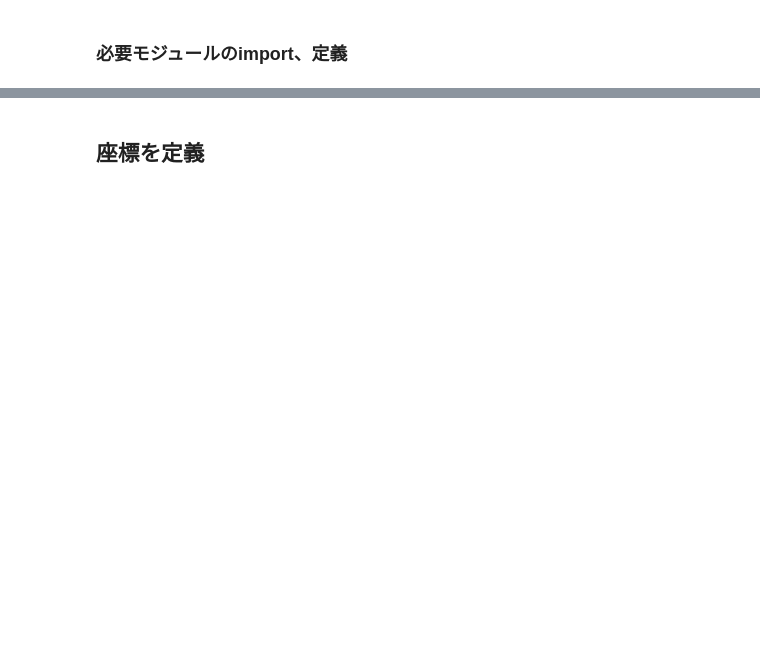
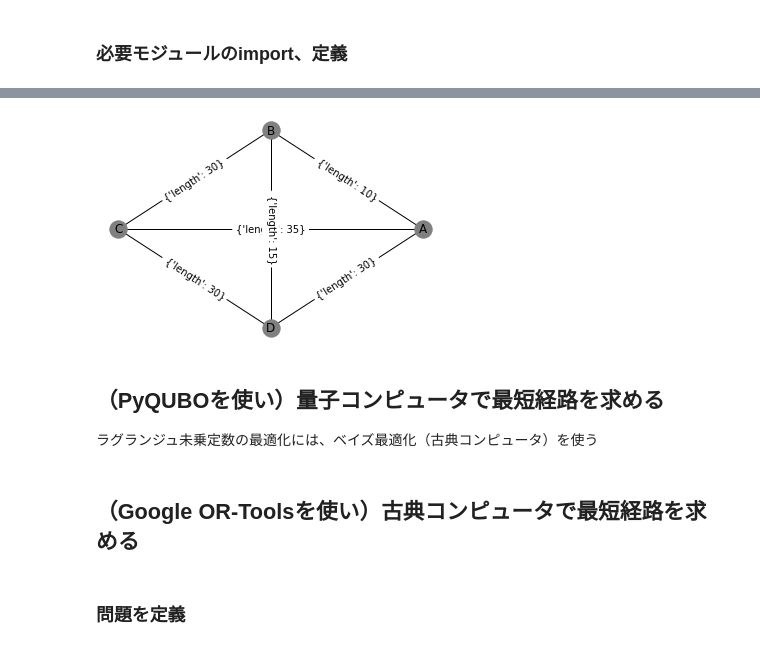
Before and after one commit to Itsuki-Hamano123/optimizer_prac, a Jupyter notebook: tsp/verification_quantum_and_googleor.ipynb, the cells around one changed output, grey strips where cells are left out. Saved outputs shown, nothing was run; the diff lists cells and outputs as text; code cells hidden in the pictures; blank space fills up the shorter version.

```diff
--- a/tsp/verification_quantum_and_googleor.ipynb
+++ b/tsp/verification_quantum_and_googleor.ipynb
@@ -150,2 +140,25 @@ def explain(item, shows_private=False, shows_method=False):
+# %%
+G = nx.Graph()
+
+nodes = ['A','B','C','D']
+G.add_nodes_from(nodes)
+
+weight = 'length'
+edges = [('A','B',10),('A','C',35),('A','D',30),
+         ('B','C',30),('B','D',15),('C','D',30)]
+G.add_weighted_edges_from(edges, weight=weight)
+
+# グラフ描画
+pos = nx.shell_layout(G)
+nx.draw_networkx_edge_labels(G, pos)
+nx.draw(G, pos, node_color='grey', with_labels=True)
+plt.show()
+# %% [output]
+[figure, added]
+# %% [markdown]
+## （PyQUBOを使い）量子コンピュータで最短経路を求める
+ラグランジュ未乗定数の最適化には、ベイズ最適化（古典コンピュータ）を使う
+# %% [markdown]
+## （Google OR-Toolsを使い）古典コンピュータで最短経路を求める
 # %% [markdown]
-## 座標を定義
+### 問題を定義
```
Also changed, not shown: parts of 20 cells of this notebook.
